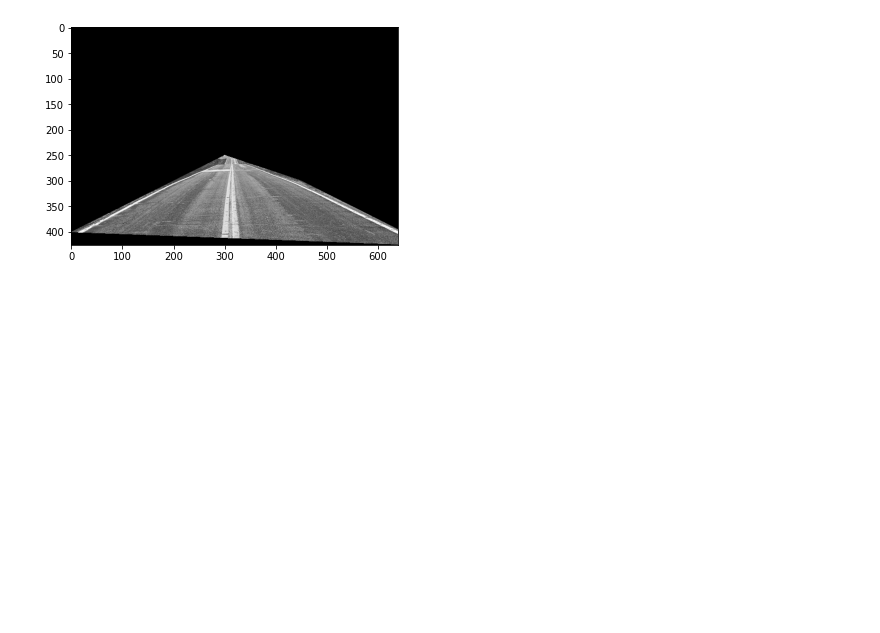
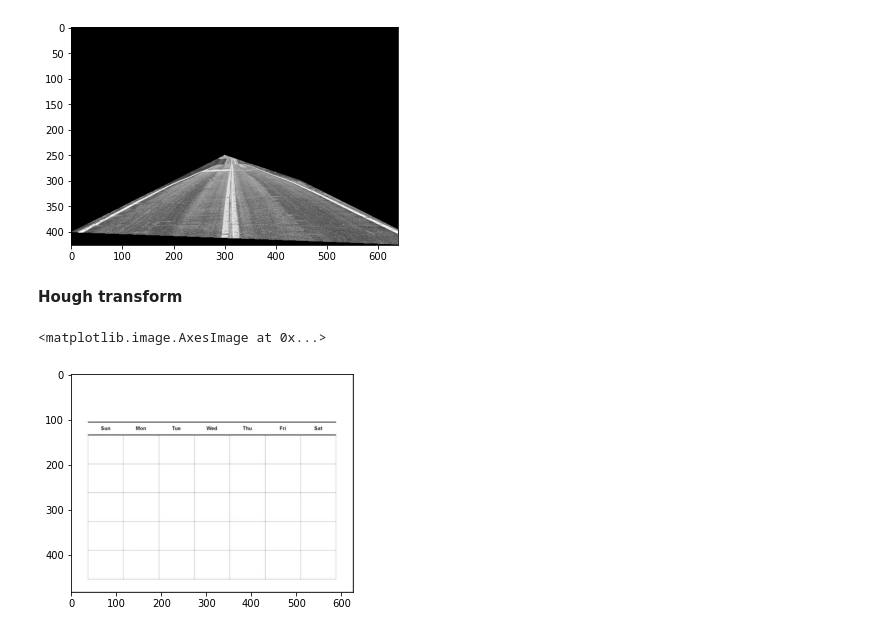
Before and after one commit to Dong-Chan/SelfDrivingCarEngineer, a Jupyter notebook: ComputerVision/04_computer_vision_for_self-driving-cars.ipynb, the cells around one changed output. Saved outputs shown, nothing was run; the diff lists cells and outputs as text; code cells hidden in the pictures; blank space fills up the shorter version.

```diff
--- a/ComputerVision/04_computer_vision_for_self-driving-cars.ipynb
+++ b/ComputerVision/04_computer_vision_for_self-driving-cars.ipynb
@@ -301,3 +301,5 @@ plt.imshow(masked_image, cmap='gray')
 # %% [output]
 <matplotlib.image.AxesImage at 0x...>
 [figure]
+# %% [markdown]
+**Hough transform**
@@ -303,0 +309,10 @@ plt.imshow(masked_image, cmap='gray')
+# %%
+image_c = cv2.imread('resources/calendar.jpg')
+cv2.imshow('Given image of calendar', image_c)
+cv2.waitKey()
+cv2.destroyAllWindows()
+# %%
+plt.imshow(image_c)
+# %% [output]
+<matplotlib.image.AxesImage at 0x...>
+[figure, added]
```
Also changed, not shown: parts of 8 cells of this notebook, 1 other file.
